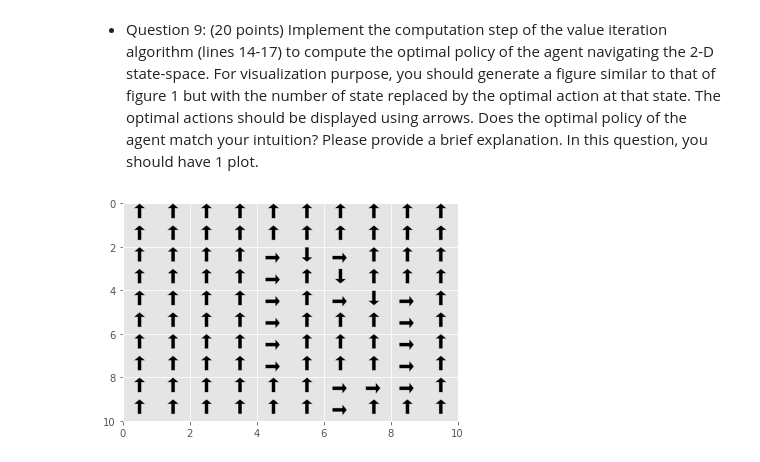
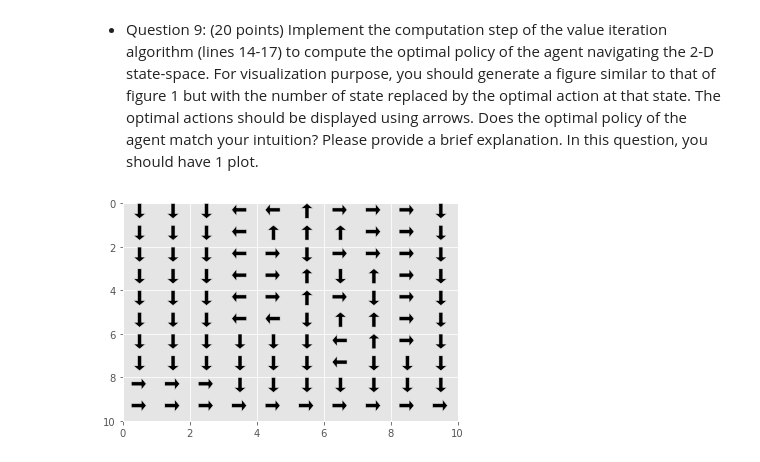
Before and after one commit to CallMeDDL/EE232E_Networks, a Jupyter notebook: project3/RL_part1.ipynb, the cells around one changed output. Cells and saved outputs as stored; diff of their text form; code cells hidden in the pictures.

```diff
--- a/project3/RL_part1.ipynb
+++ b/project3/RL_part1.ipynb
@@ -40,7 +40,7 @@ R2=[[0,0,0,0,0,0,0,0,0,0],
    [0,0,0,0,-100,0,0,0,-100,0],
    [0,0,0,0,0,0,-100,-100,-100,0],
    [0,0,0,0,0,0,-100,0,0,0],
-   [0,0,0,0,0,0,0,0,0,0],
+   [0,0,0,0,0,0,0,0,0,10],
   ]
 plt.pcolor(X,Y,R2,edgecolors='k')
 plt.colorbar()
@@ -263,13 +263,13 @@ for i in range(0,10):
         act=grid_PI_1[i][j]
         if act==0:
             ax.annotate('',
-                xy=(j+0.5, i+0), xycoords='data',
+                xy=(j+0.5, i), xycoords='data',
                 xytext=(0, -15), textcoords='offset points',
                 arrowprops=dict(facecolor='black', shrink=0.0000001,headlength=5),
                 horizontalalignment='bottom', verticalalignment='up')
         elif act==1:
             ax.annotate('',
-                xy=(j+0.7, i+0.5), xycoords='data',
+                xy=(j+0.7, i+0.3), xycoords='data',
                 xytext=(-15, 0), textcoords='offset points',
                 arrowprops=dict(facecolor='black', shrink=0.0000001,headlength=5),
                 horizontalalignment='right', verticalalignment='left')
@@ -281,8 +281,8 @@ for i in range(0,10):
                 horizontalalignment='up', verticalalignment='bottom')
         elif act==3:
             ax.annotate('',
-                xy=(j+0.7, i+0.5), xycoords='data',
-                xytext=(0, -15), textcoords='offset points',
+                xy=(j+0.25, i+0.3), xycoords='data',
+                xytext=(15, 0), textcoords='offset points',
                 arrowprops=dict(facecolor='black', shrink=0.0000001,headlength=5),
                 horizontalalignment='left', verticalalignment='right')
 # %% [output]
@@ -307,7 +307,7 @@ ax = fig.add_subplot(111, autoscale_on=True, xlim=(0, 10), ylim=(10, 0))
 for i in range(0,10):
     for j in range(0,10):
         state=grid_V_2[i][j]
-        ax.annotate(round(state,3),
+        ax.annotate(round(state,2),
                 xy=(j+0.1, i), xycoords='data',
                 xytext=(0, -15), textcoords='offset points',
                 )
@@ -359,35 +359,35 @@ for i in range(0,10):
 # plt.colorbar()
 # plt.title('Heat map of optimal policy with reward 2')
 # plt.axis('off')
 
 fig = plt.figure()
 ax = fig.add_subplot(111, autoscale_on=False, xlim=(0, 10), ylim=(10, 0))
 for i in range(0,10):
     for j in range(0,10):
         act=grid_PI_2[i][j]
         if act==0:
             ax.annotate('',
-                xy=(j+0.5, i+0), xycoords='data',
+                xy=(j+0.5, i), xycoords='data',
                 xytext=(0, -15), textcoords='offset points',
                 arrowprops=dict(facecolor='black', shrink=0.0000001,headlength=5),
                 horizontalalignment='bottom', verticalalignment='up')
         elif act==1:
             ax.annotate('',
-                xy=(j+0.7, i+0.5), xycoords='data',
+                xy=(j+0.7, i+0.3), xycoords='data',
                 xytext=(-15, 0), textcoords='offset points',
                 arrowprops=dict(facecolor='black', shrink=0.0000001,headlength=5),
                 horizontalalignment='right', verticalalignment='left')
         elif act==2:
             ax.annotate('',
                 xy=(j+0.5, i+0.7), xycoords='data',
                 xytext=(0, 15), textcoords='offset points',
                 arrowprops=dict(facecolor='black', shrink=0.0000001,headlength=5),
                 horizontalalignment='up', verticalalignment='bottom')
         elif act==3:
             ax.annotate('',
-                xy=(j+0.7, i+0.5), xycoords='data',
-                xytext=(0, -15), textcoords='offset points',
+                xy=(j+0.25, i+0.3), xycoords='data',
+                xytext=(15, 0), textcoords='offset points',
                 arrowprops=dict(facecolor='black', shrink=0.0000001,headlength=5),
                 horizontalalignment='left', verticalalignment='right')
 # %% [output]
-[figure, old version]
+[figure, new version]
```
Also changed, not shown: parts of 5 cells of this notebook, 20 other files.
